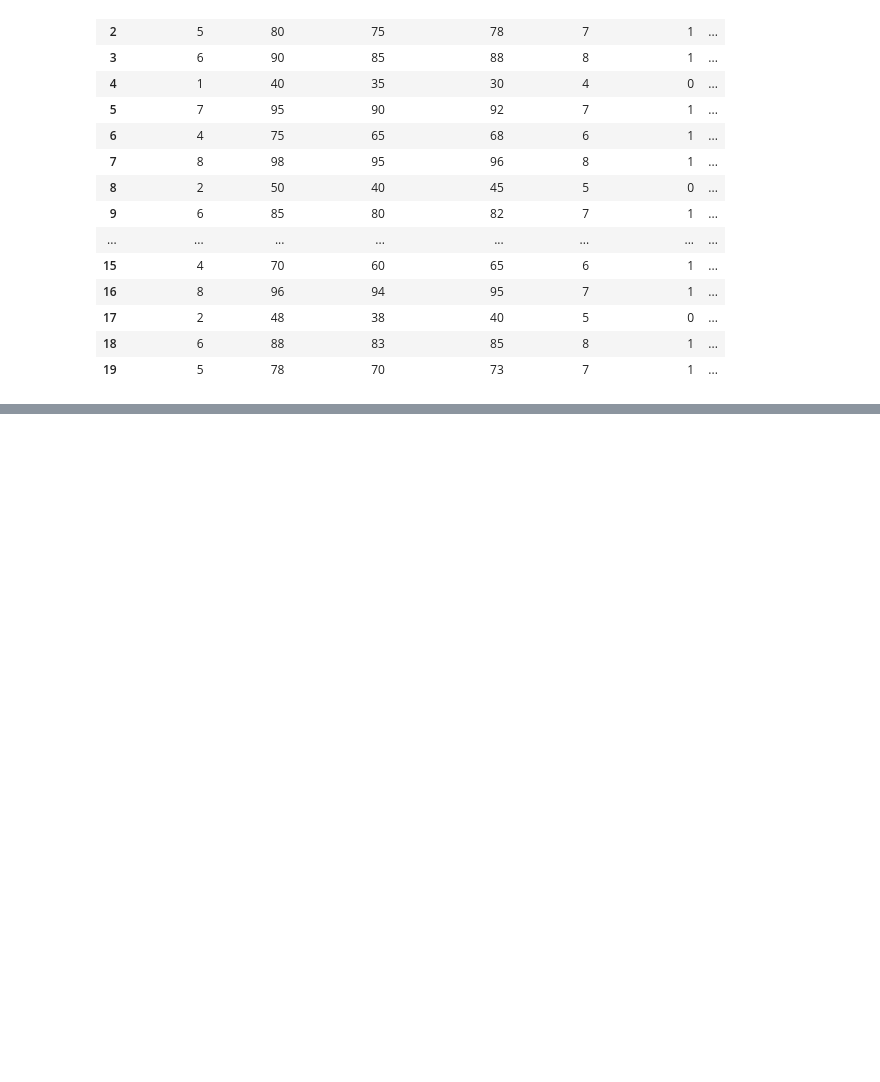
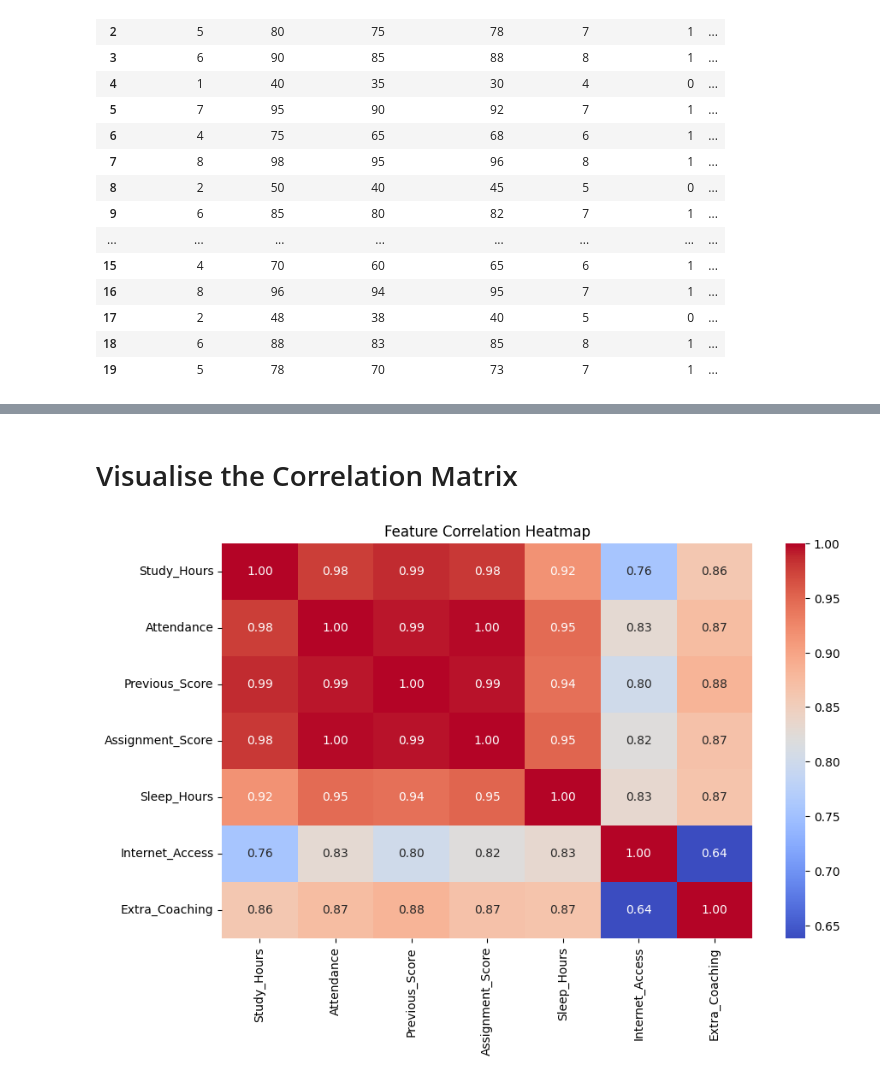
Before and after one commit to skarchana-ai/Machine-Learning, a Jupyter notebook: Feature_Selection.ipynb, the cells around one changed output, grey strips where cells are left out. Saved outputs shown, nothing was run; the diff lists cells and outputs as text; code cells hidden in the pictures; blank space fills up the shorter version.

```diff
--- a/Feature_Selection.ipynb
+++ b/Feature_Selection.ipynb
@@ -104,0 +95,3 @@ df
+# %%
+X=df.drop('Pass',axis=1)
+y=df['Pass']
@@ -104,0 +234,20 @@ df
+# %%
+#Calculate correlation between numerical features
+correlation_matrix=X.corr()
+# %% [markdown]
+# Visualise the Correlation Matrix
+# %%
+plt.figure(figsize=(10,6))
+
+sns.heatmap(
+    correlation_matrix,
+    annot=True,
+    cmap='coolwarm',
+    fmt='.2f'
+)
+
+plt.title("Feature Correlation Heatmap")
+
+plt.show()
+# %% [output]
+[figure, added]
```
Also changed, not shown: parts of 15 cells of this notebook.
